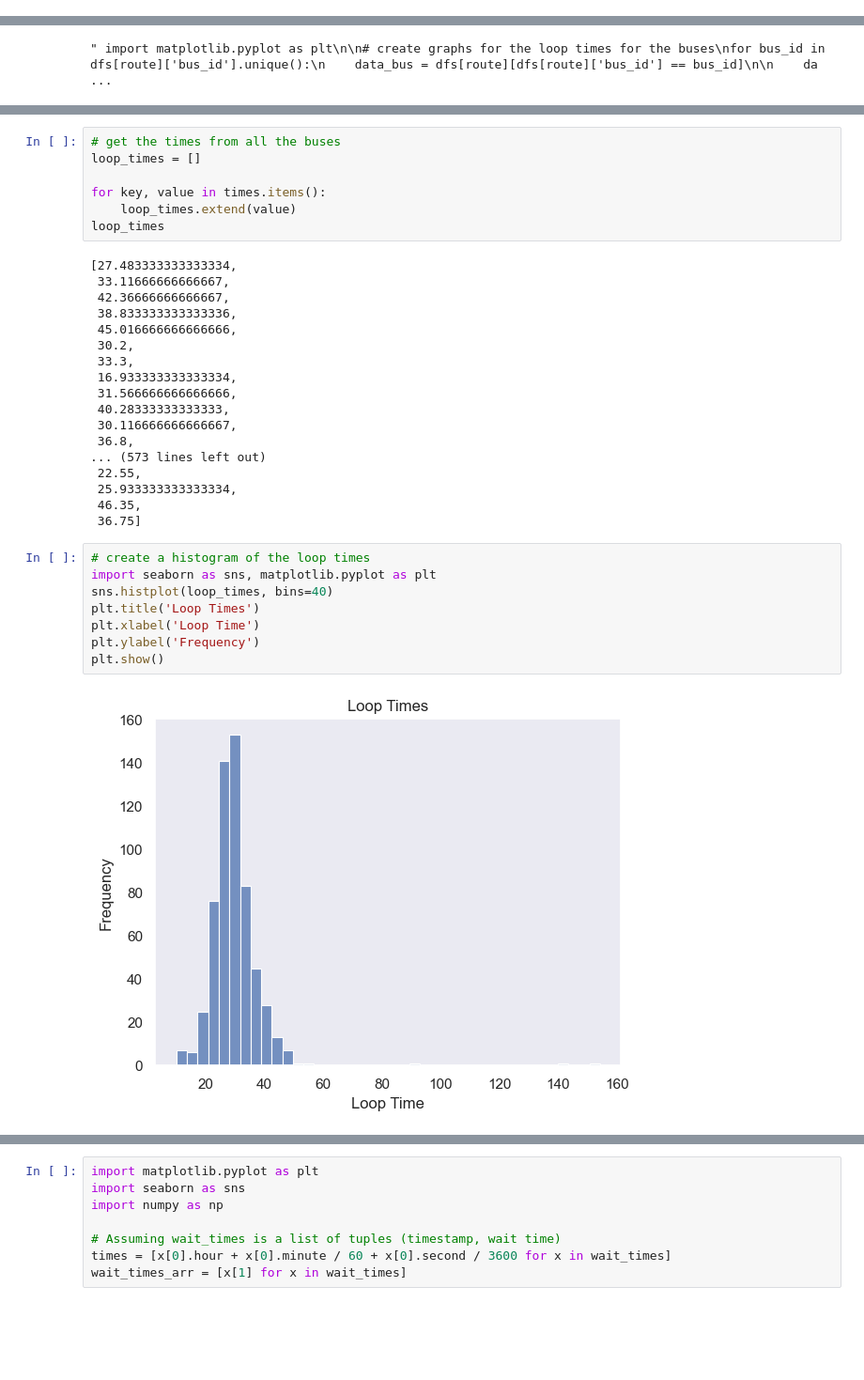
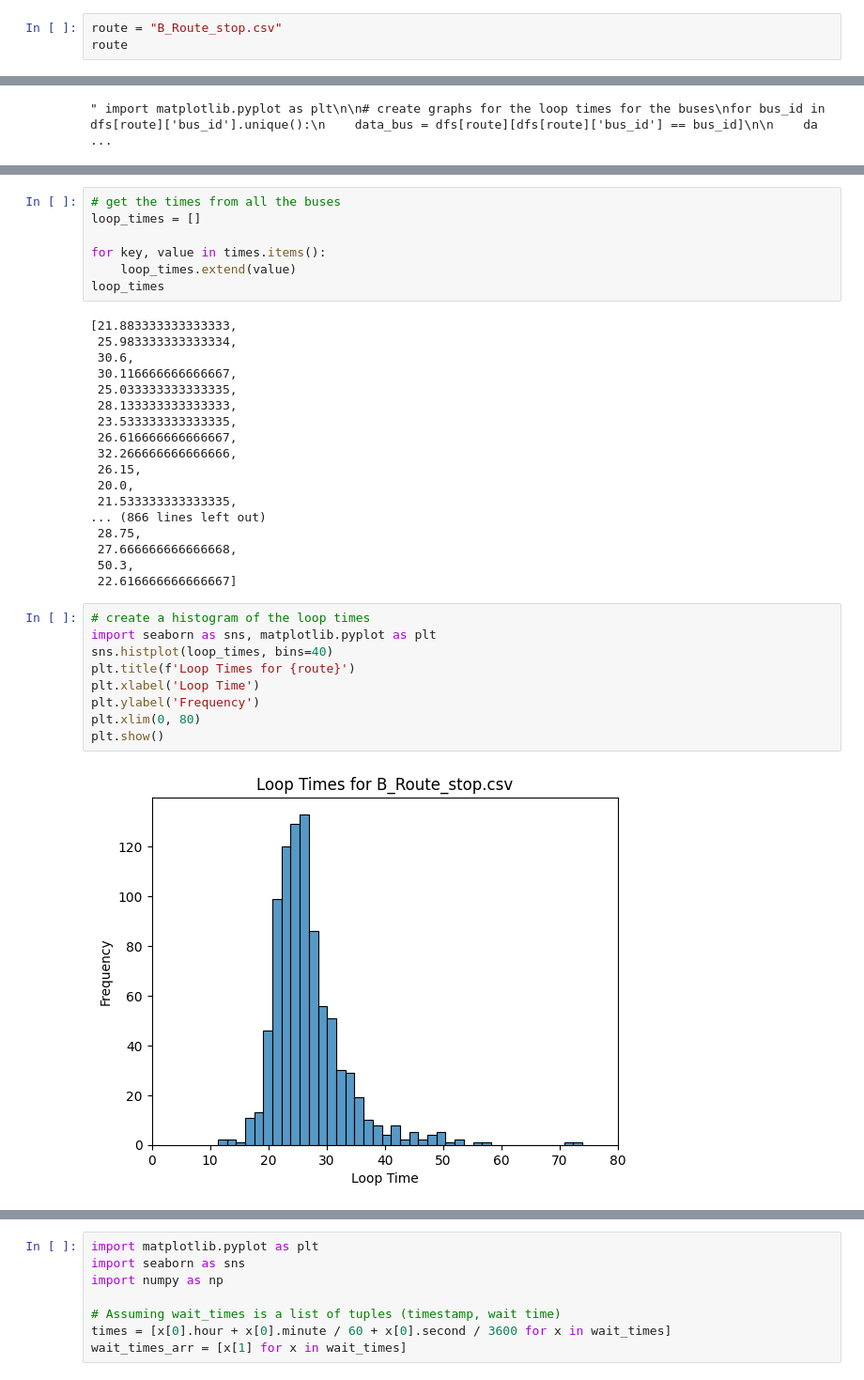
Before and after one commit to AkeBoss-tech/RutgersBusAnalysis, a Jupyter notebook: stops.ipynb, the cells around one changed output, grey strips where cells are left out. Shown at 94% size. Drawn from its saved outputs; the diff is of its cells as text; blank space fills up the shorter version.

```diff
--- a/stops.ipynb
+++ b/stops.ipynb
@@ -47,0 +45,3 @@ route
+# %%
+route = "B_Route_stop.csv"
+route
@@ -143,30 +144,31 @@ for key, value in times.items():
     loop_times.extend(value)
 loop_times
 # %% [output]
-[27.483333333333334,
- 33.11666666666667,
- 42.36666666666667,
- 38.833333333333336,
- 45.016666666666666,
- 30.2,
- 33.3,
- 16.933333333333334,
- 31.566666666666666,
- 40.28333333333333,
+[21.883333333333333,
+ 25.983333333333334,
+ 30.6,
  30.116666666666667,
- 36.8,
-... (573 lines left out)
- 22.55,
- 25.933333333333334,
- 46.35,
- 36.75]
+ 25.033333333333335,
+ 28.133333333333333,
+ 23.533333333333335,
+ 26.616666666666667,
+ 32.266666666666666,
+ 26.15,
+ 20.0,
+ 21.533333333333335,
+... (866 lines left out)
+ 28.75,
+ 27.666666666666668,
+ 50.3,
+ 22.616666666666667]
 # %%
 # create a histogram of the loop times
 import seaborn as sns, matplotlib.pyplot as plt
 sns.histplot(loop_times, bins=40)
-plt.title('Loop Times')
+plt.title(f'Loop Times for {route}')
 plt.xlabel('Loop Time')
 plt.ylabel('Frequency')
+plt.xlim(0, 80)
 plt.show()
 # %% [output]
-[figure, old version]
+[figure, new version]
```
Also changed, not shown: parts of 14 cells of this notebook, 5 other files.
